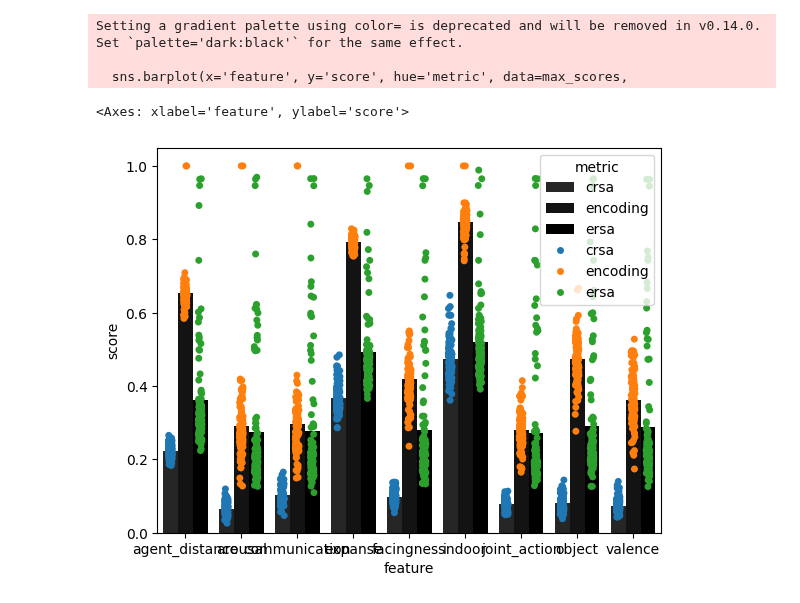
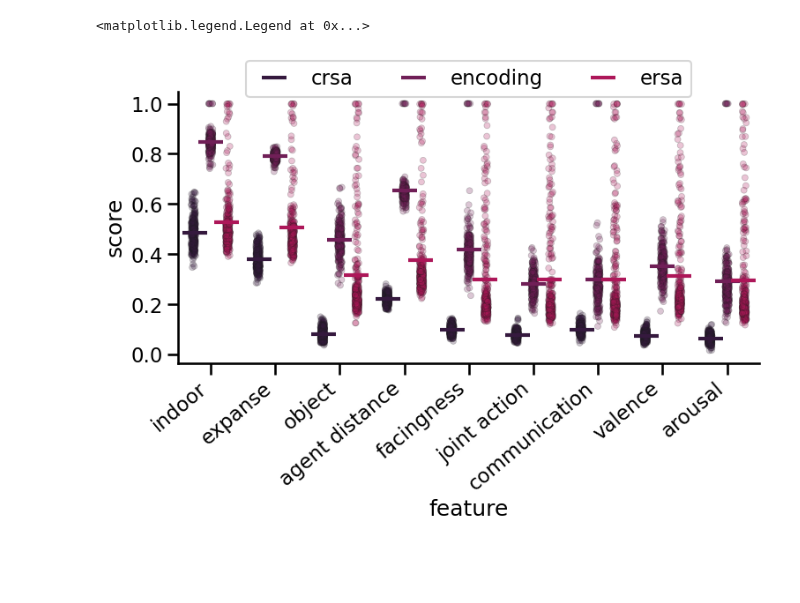
Before and after one commit to Isik-lab/SIfMRI_modeling, a Jupyter notebook: notebooks/behavior_results.ipynb, the cells around one changed output. Cells and saved outputs as stored; diff of their text form; code cells hidden in the pictures; blank space fills up the shorter version.

```diff
--- a/notebooks/behavior_results.ipynb
+++ b/notebooks/behavior_results.ipynb
@@ -3,6 +3,10 @@ import pandas as pd
 from glob import glob
 import seaborn as sns
 import matplotlib.pyplot as plt
+# %%
+annotated_features = ['indoor', 'expanse', 'object',
+                 'agent distance', 'facingness', 'joint action',
+                 'communication', 'valence', 'arousal']
 # %%
 files = glob(f'../data/interim/BehaviorEncoding/*.csv.gz')
 df = []
@@ -16,15 +20,27 @@ def get_max_score(group):
 df_avg = df.groupby(['feature', 'model_uid', 'metric', 'model_layer_index']).mean(numeric_only=True).reset_index()
 df_avg.drop(columns=['k_fold'], inplace=True)
 max_scores = df_avg.groupby(['feature', 'model_uid', 'metric']).apply(get_max_score).reset_index(drop=True)
+rename_mapping = {orig: orig.replace('rating-', '').replace('_', ' ') for orig in max_scores.feature.unique()}
+max_scores['feature'] = max_scores['feature'].replace(rename_mapping)
+max_scores['feature'] = pd.Categorical(max_scores['feature'], categories=annotated_features, ordered=True)
 # %%
-_, ax = plt.subplots(figsize=(6.5,5))
-sns.barplot(x='feature', y='score', hue='metric', data=max_scores,
-              ax=ax, dodge=True, errorbar=None, color='black', zorder=0)
+sns.set_context('talk', rc = {'patch.edgecolor': 'black', 'patch.force_edgecolor': True})
+_, ax = plt.subplots(figsize=(8.5,4))
+sns.set_palette('rocket')
+color = ['gray', 'gray', 'gray']
+# sns.barplot(x='feature', y='score', hue='metric', data=max_scores,
+#             ax=ax, dodge=True, errorbar=None, palette=color,legend=False, zorder=0)
 sns.stripplot(x='feature', y='score', hue='metric', data=max_scores,
-              ax=ax, dodge=True, jitter=True, zorder=1)
+              ax=ax, dodge=True, jitter=True, linewidth=.5, alpha=0.25, zorder=0, legend=False)
+sns.pointplot(x='feature', y='score', hue='metric', data=max_scores,
+               dodge=.5, linestyle="none", errorbar=None,
+              marker="_", markersize=20, markeredgewidth=3, zorder=1)
+ax.spines['top'].set_visible(False)
+ax.spines['right'].set_visible(False)
+xlabels = ax.get_xticklabels()
+ax.set_xticklabels(xlabels, rotation=40, ha='right')
+ax.legend(loc='upper center', bbox_to_anchor=(0.5, 1.15),
+          ncol=3, fancybox=True)
 # %% [output]
-Setting a gradient palette using color= is deprecated and will be removed in v0.14.0. Set `palette='dark:black'` for the same effect.
-
-  sns.barplot(x='feature', y='score', hue='metric', data=max_scores,
+<matplotlib.legend.Legend at 0x...>
-<Axes: xlabel='feature', ylabel='score'>
-[figure, old version]
+[figure, new version]
```
Also changed, not shown: 4 other files.
